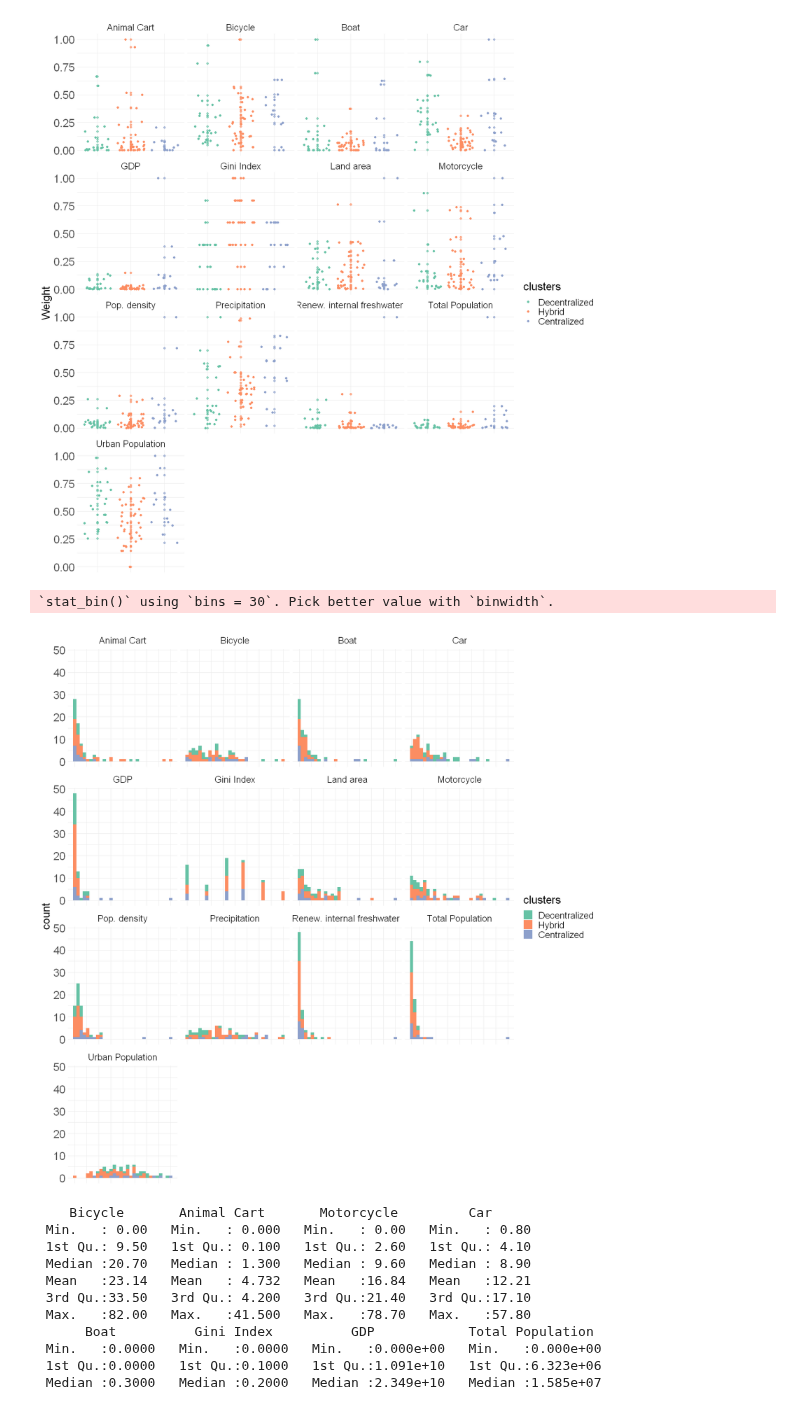
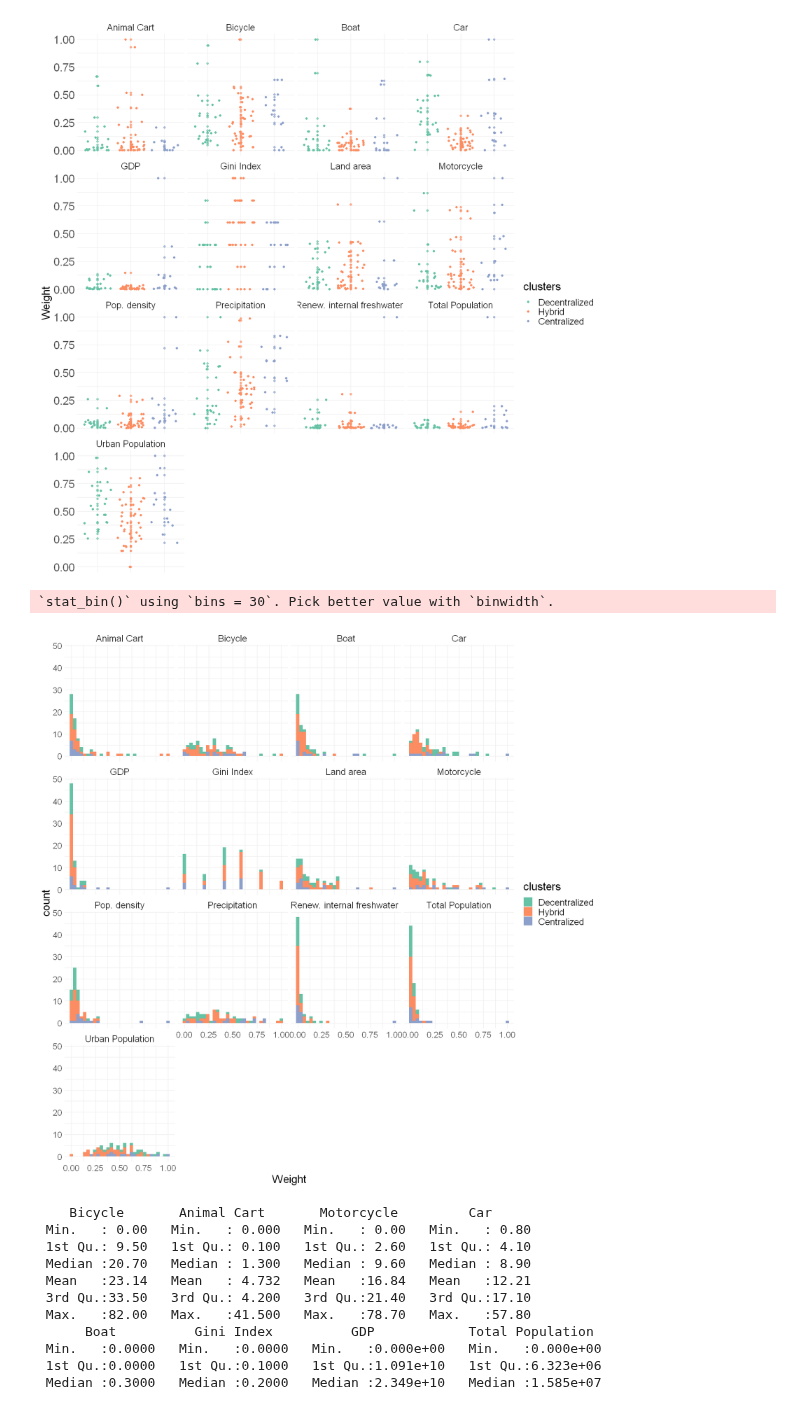
Before and after one commit to narslab/water-accessibility, a Jupyter notebook: bin/jupyter/data-analysis.ipynb, the cells around one changed output. Drawn from its saved outputs; the diff is of its cells as text; code cells hidden in the pictures.

```diff
--- a/bin/jupyter/data-analysis.ipynb
+++ b/bin/jupyter/data-analysis.ipynb
@@ -206,16 +233,16 @@ A data.frame: 6 × 15
 # %%
  ggplot(df_gathered, aes(Weight, fill = clusters)) +
   theme_minimal() +
   geom_histogram() +
   facet_wrap(~Measure)  +
   scale_fill_manual(name = 'clusters', labels = c("Decentralized" , "Hybrid", "Centralized"),
                      values=c('#66c2a5','#fc8d62', '#8da0cb') ) +
-    theme(text = element_text(size=20) , axis.title.x = element_blank(), axis.text.x=element_blank()) + #Font size
-    theme(axis.text = element_text(size = 20)) + #All tick size
+    theme(text = element_text(size=20) ) + #Font size
+    theme(axis.text = element_text(size = 15)) + #All tick size
     theme(axis.title = element_text(size = 20))  # Adjusting Axis Title
 # %% [output]
 `stat_bin()` using `bins = 30`. Pick better value with `binwidth`.
-[figure, old version]
+[figure, new version]
 # %%
 summary(df[,c(2:14)])
 describe(df[,c(2:14)])
```
Also changed, not shown: parts of 4 cells of this notebook, 1 other file.
